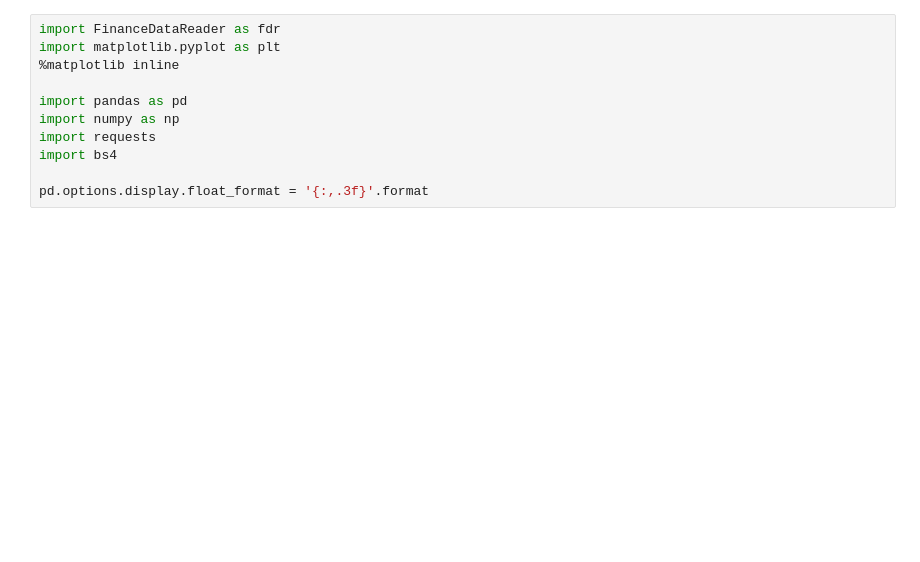
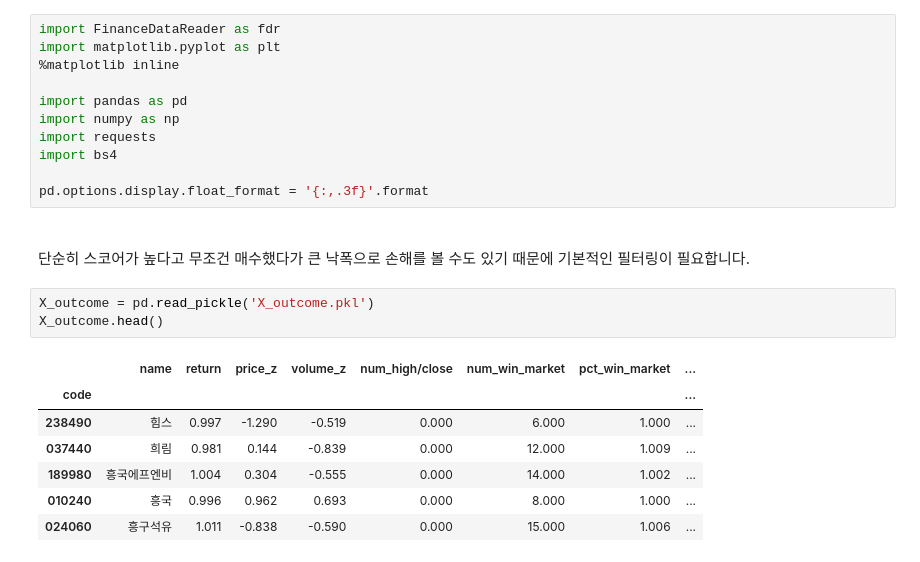
Before and after one commit to occam-KHS/Hanbit-Media, a Jupyter notebook: 4.6.2 Stock Filtering.ipynb, the cells around one changed output. Cells and saved outputs as stored; diff of their text form; blank space fills up the shorter version.

```diff
--- a/4.6.2 Stock Filtering.ipynb
+++ b/4.6.2 Stock Filtering.ipynb
@@ -9,4 +9,17 @@ import requests
 import bs4
 
 pd.options.display.float_format = '{:,.3f}'.format
+# %% [markdown]
+<br> 단순히 스코어가 높다고 무조건 매수했다가 큰 낙폭으로 손해를 볼 수도 있기 때문에 기본적인 필터링이 필요합니다.
+# %%
+X_outcome = pd.read_pickle('X_outcome.pkl')
+X_outcome.head()
+# %% [output]
+|  | name | return | price_z | volume_z | num_high/close | num_win_market | pct_win_market | ... |
+| code |  |  |  |  |  |  |  | ... |
+| 238490 | 힘스 | 0.997 | -1.290 | -0.519 | 0.000 | 6.000 | 1.000 | ... |
+| 037440 | 희림 | 0.981 | 0.144 | -0.839 | 0.000 | 12.000 | 1.009 | ... |
+| 189980 | 흥국에프엔비 | 1.004 | 0.304 | -0.555 | 0.000 | 14.000 | 1.002 | ... |
+| 010240 | 흥국 | 0.996 | 0.962 | 0.693 | 0.000 | 8.000 | 1.000 | ... |
+| 024060 | 흥구석유 | 1.011 | -0.838 | -0.590 | 0.000 | 15.000 | 1.006 | ... |
 # %% [markdown]
```
Also changed, not shown: parts of 8 cells of this notebook, 4 other files.
